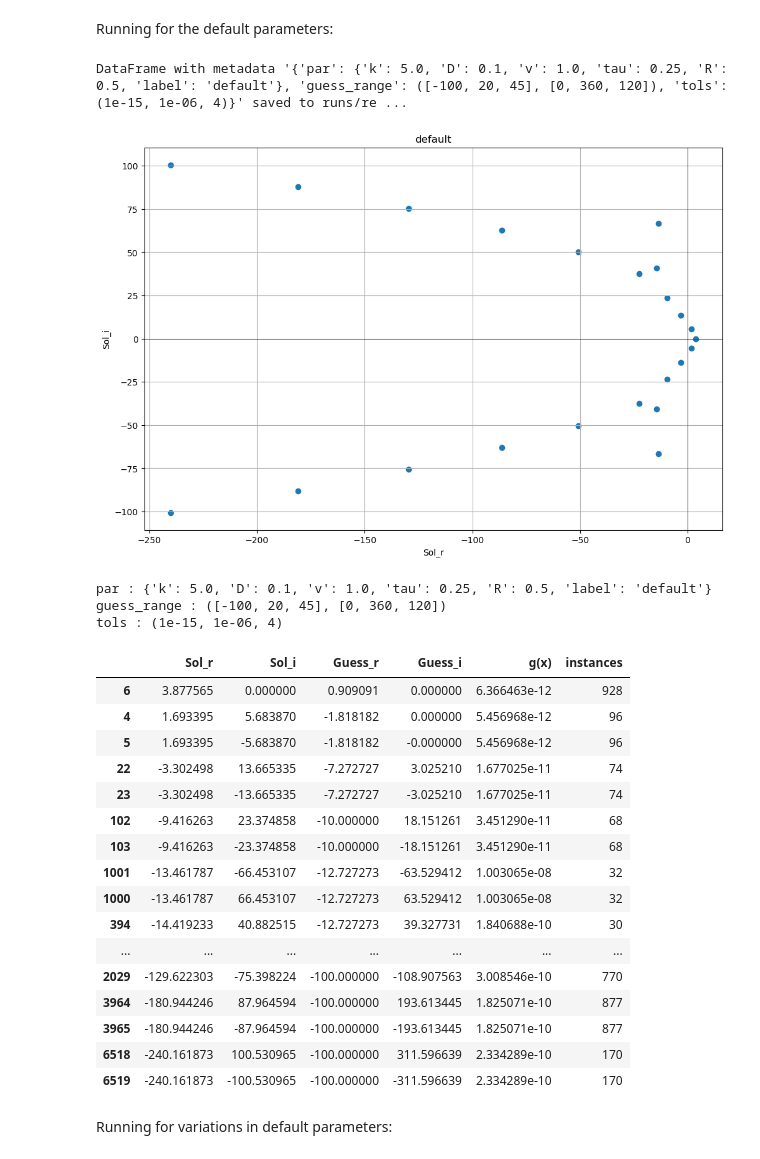
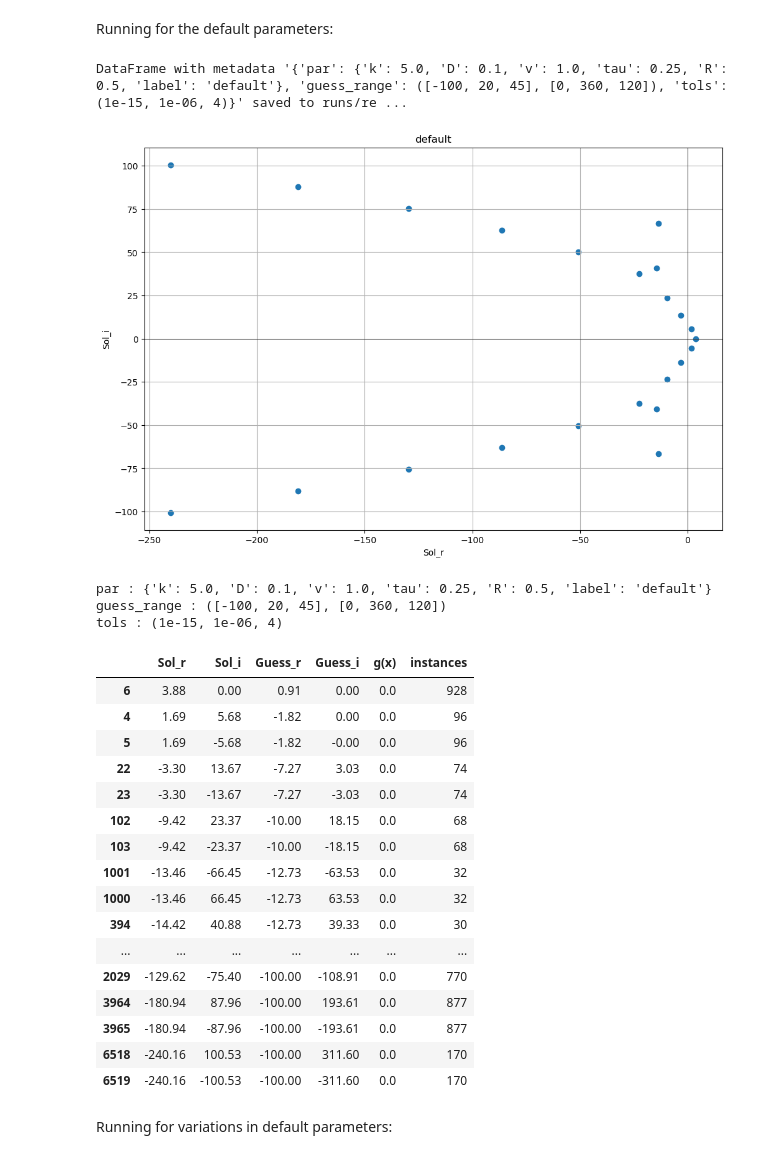
Before and after one commit to behradmoadeli/pfr_isothermal_recycle_delay_optimal, a Jupyter notebook: ReadMe.ipynb, the cells around one changed output. Cells and saved outputs as stored; diff of their text form; code cells hidden in the pictures.

Commit message:
rounded eigenvalues for better readability

```diff
--- a/ReadMe.ipynb
+++ b/ReadMe.ipynb
@@ -28,31 +28,31 @@ Running for the default parameters:
 # %%
 df, label, metadata = find_eig(par=default_par, guess_range_real=r, guess_range_imag=i)
 save_dataframe_to_csv(df, label, "runs/readme_run/CSV", metadata)
 plot_single_df(df, label, metadata, filter=False)
-display(df)
+display(df.round(2))
 # %% [output]
 DataFrame with metadata '{'par': {'k': 5.0, 'D': 0.1, 'v': 1.0, 'tau': 0.25, 'R': 0.5, 'label': 'default'}, 'guess_range': ([-100, 20, 45], [0, 360, 120]), 'tols': (1e-15, 1e-06, 4)}' saved to runs/re ...
 [figure]
 par : {'k': 5.0, 'D': 0.1, 'v': 1.0, 'tau': 0.25, 'R': 0.5, 'label': 'default'}
 guess_range : ([-100, 20, 45], [0, 360, 120])
 tols : (1e-15, 1e-06, 4)
 |  | Sol_r | Sol_i | Guess_r | Guess_i | g(x) | instances |
-| 6 | 3.877565 | 0.000000 | 0.909091 | 0.000000 | 6.366463e-12 | 928 |
-| 4 | 1.693395 | 5.683870 | -1.818182 | 0.000000 | 5.456968e-12 | 96 |
-| 5 | 1.693395 | -5.683870 | -1.818182 | -0.000000 | 5.456968e-12 | 96 |
-| 22 | -3.302498 | 13.665335 | -7.272727 | 3.025210 | 1.677025e-11 | 74 |
-| 23 | -3.302498 | -13.665335 | -7.272727 | -3.025210 | 1.677025e-11 | 74 |
-| 102 | -9.416263 | 23.374858 | -10.000000 | 18.151261 | 3.451290e-11 | 68 |
-| 103 | -9.416263 | -23.374858 | -10.000000 | -18.151261 | 3.451290e-11 | 68 |
-| 1001 | -13.461787 | -66.453107 | -12.727273 | -63.529412 | 1.003065e-08 | 32 |
-| 1000 | -13.461787 | 66.453107 | -12.727273 | 63.529412 | 1.003065e-08 | 32 |
-| 394 | -14.419233 | 40.882515 | -12.727273 | 39.327731 | 1.840688e-10 | 30 |
+| 6 | 3.88 | 0.00 | 0.91 | 0.00 | 0.0 | 928 |
+| 4 | 1.69 | 5.68 | -1.82 | 0.00 | 0.0 | 96 |
+| 5 | 1.69 | -5.68 | -1.82 | -0.00 | 0.0 | 96 |
+| 22 | -3.30 | 13.67 | -7.27 | 3.03 | 0.0 | 74 |
+| 23 | -3.30 | -13.67 | -7.27 | -3.03 | 0.0 | 74 |
+| 102 | -9.42 | 23.37 | -10.00 | 18.15 | 0.0 | 68 |
+| 103 | -9.42 | -23.37 | -10.00 | -18.15 | 0.0 | 68 |
+| 1001 | -13.46 | -66.45 | -12.73 | -63.53 | 0.0 | 32 |
+| 1000 | -13.46 | 66.45 | -12.73 | 63.53 | 0.0 | 32 |
+| 394 | -14.42 | 40.88 | -12.73 | 39.33 | 0.0 | 30 |
 | ... | ... | ... | ... | ... | ... | ... |
-| 2029 | -129.622303 | -75.398224 | -100.000000 | -108.907563 | 3.008546e-10 | 770 |
-| 3964 | -180.944246 | 87.964594 | -100.000000 | 193.613445 | 1.825071e-10 | 877 |
-| 3965 | -180.944246 | -87.964594 | -100.000000 | -193.613445 | 1.825071e-10 | 877 |
-| 6518 | -240.161873 | 100.530965 | -100.000000 | 311.596639 | 2.334289e-10 | 170 |
-| 6519 | -240.161873 | -100.530965 | -100.000000 | -311.596639 | 2.334289e-10 | 170 |
+| 2029 | -129.62 | -75.40 | -100.00 | -108.91 | 0.0 | 770 |
+| 3964 | -180.94 | 87.96 | -100.00 | 193.61 | 0.0 | 877 |
+| 3965 | -180.94 | -87.96 | -100.00 | -193.61 | 0.0 | 877 |
+| 6518 | -240.16 | 100.53 | -100.00 | 311.60 | 0.0 | 170 |
+| 6519 | -240.16 | -100.53 | -100.00 | -311.60 | 0.0 | 170 |
 # %% [markdown]
 Running for variations in default parameters:
 # %%
```
Also changed, not shown: parts of 1 cell of this notebook.
